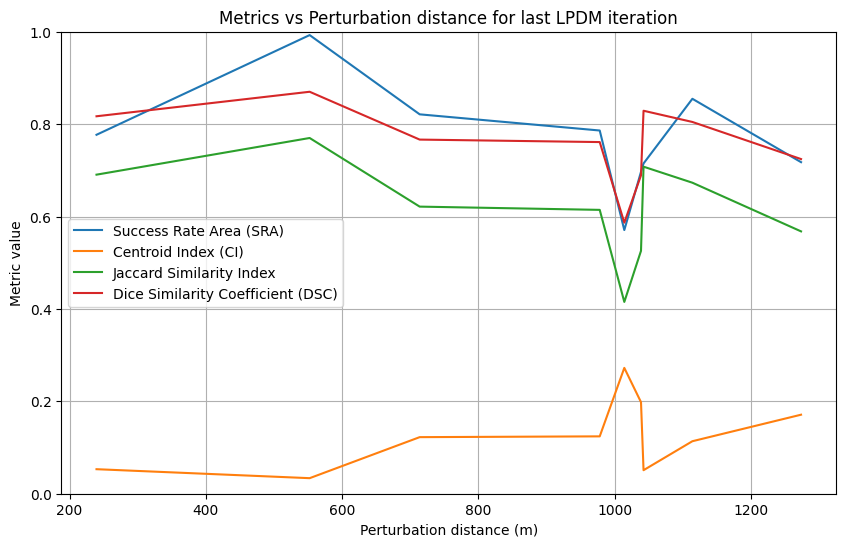
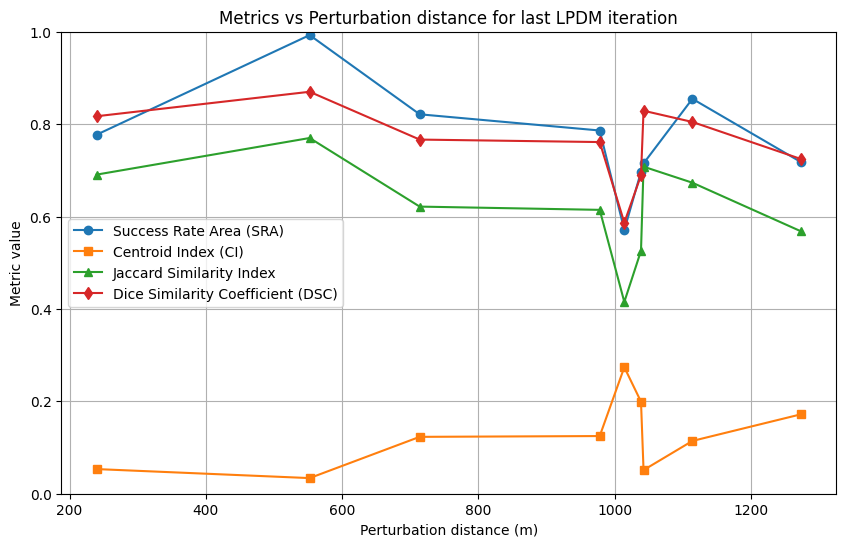
The change to this notebook cell's code, shown as a diff; its figure went from the first image to the second:
--- before
+++ after
@@ -7,8 +7,8 @@
 plt.xlabel('Perturbation distance (m)')
 plt.ylabel('Metric value')
-plt.plot(metrics_last_iteration['origin_perturbation'], metrics_last_iteration['SRA'], label='Success Rate Area (SRA)')
-plt.plot(metrics_last_iteration['origin_perturbation'], metrics_last_iteration['CI'], label='Centroid Index (CI)')
-plt.plot(metrics_last_iteration['origin_perturbation'], metrics_last_iteration['Jaccard'], label='Jaccard Similarity Index')
-plt.plot(metrics_last_iteration['origin_perturbation'], metrics_last_iteration['DICE'], label='Dice Similarity Coefficient (DSC)')
+plt.plot(metrics_last_iteration['origin_perturbation'], metrics_last_iteration['SRA'], marker='o', label='Success Rate Area (SRA)')
+plt.plot(metrics_last_iteration['origin_perturbation'], metrics_last_iteration['CI'], marker='s', label='Centroid Index (CI)')
+plt.plot(metrics_last_iteration['origin_perturbation'], metrics_last_iteration['Jaccard'], marker='^', label='Jaccard Similarity Index')
+plt.plot(metrics_last_iteration['origin_perturbation'], metrics_last_iteration['DICE'], marker='d', label='Dice Similarity Coefficient (DSC)')
 plt.legend()
 plt.ylim(0, 1)

Commit: update SA_2_1 with a fixed version of CRS for polygons score